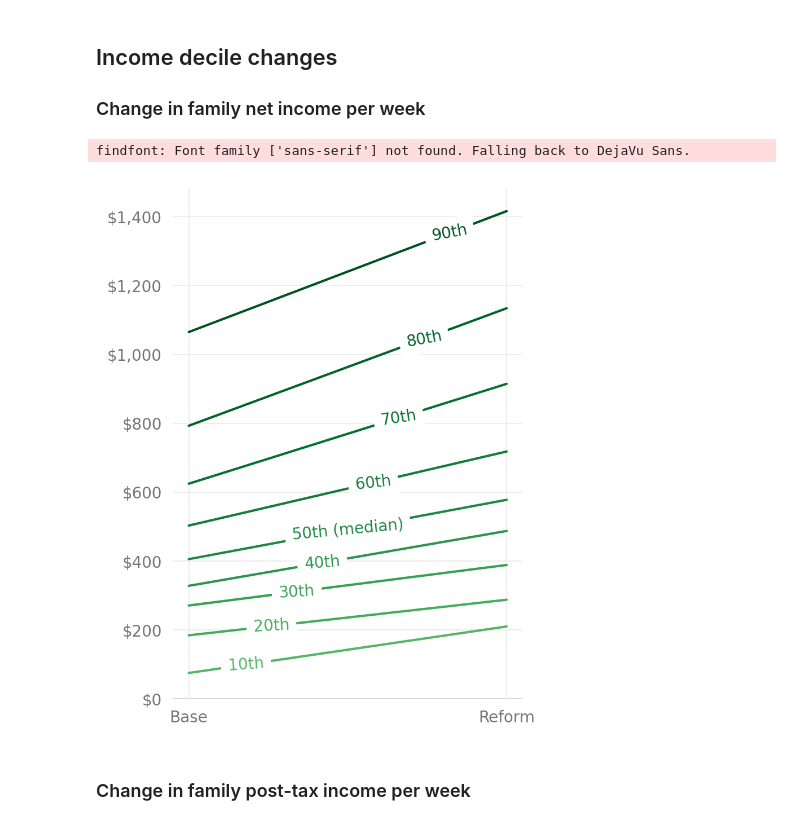
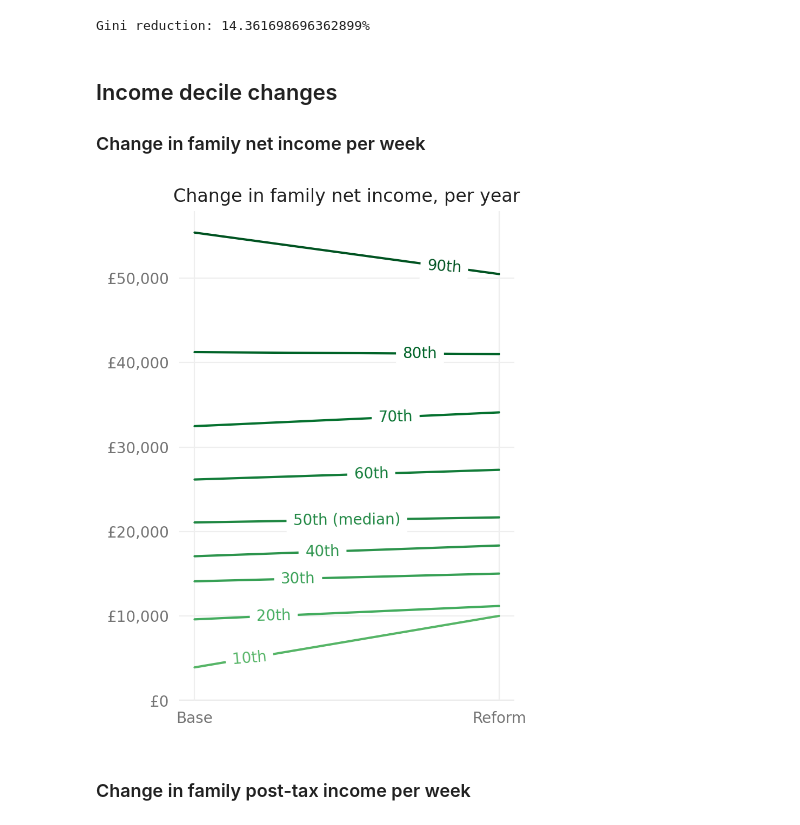
Before and after one commit to nikhilwoodruff/uk-static-analyses, a Jupyter notebook: analyses/simulation_4.ipynb, the cells around one changed output. Cells and saved outputs as stored; diff of their text form; code cells hidden in the pictures.

```diff
--- a/analyses/simulation_4.ipynb
+++ b/analyses/simulation_4.ipynb
@@ -77,16 +77,24 @@ child_tax_credit: -£10bn
 contributory_JSA: £0
 income_JSA: -£170m
 income_support: -£1.3bn
+# %%
+baseline_gini = mdf.gini(family_baseline_df, "family_net_income")
+reform_gini = mdf.gini(family_reform_df, "family_net_income")
+reduction = (baseline_gini - reform_gini) / baseline_gini
+print(f"Gini reduction: {reduction * 100}%")
+# %% [output]
+Gini reduction: 14.361698696362899%
 # %% [markdown]
 ## Income decile changes
 ### Change in family net income per week
 # %%
+family_baseline_df["family_net_income"] *= 52
+family_reform_df["family_net_income"] *= 52
 ax = mdf.quantile_chg_plot(family_baseline_df, family_reform_df, 'family_net_income', 'family_net_income',
-                           'family_weight', 'family_weight')
+                           'family_weight', 'family_weight', title="Change in family net income, per year", currency="GBP")
 plt.show()
 # %% [output]
-findfont: Font family ['sans-serif'] not found. Falling back to DejaVu Sans.
-[figure, old version]
+[figure, new version]
 # %% [markdown]
 ### Change in family post-tax income per week
 # %%
```
Also changed, not shown: parts of 4 cells of this notebook, 4 other files.
